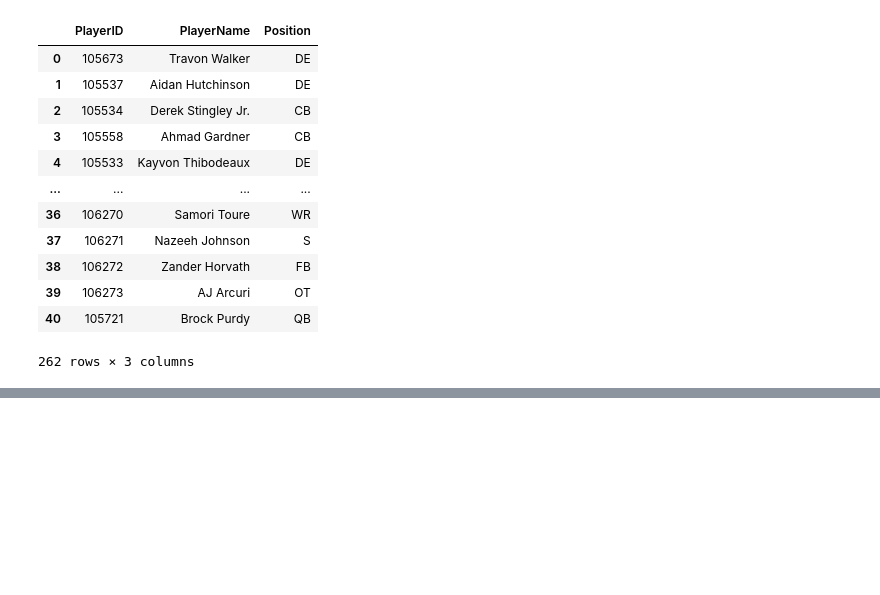
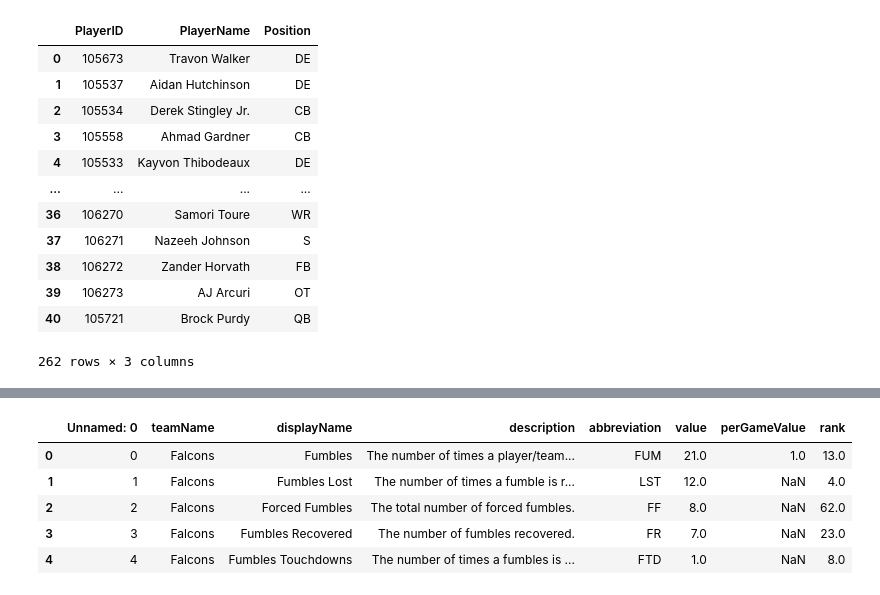
Before and after one commit to okennedyumd/INST414-Project, a Jupyter notebook: NFL_API_DATABASE.ipynb, the cells around one changed output, grey strips where cells are left out. Cells and saved outputs as stored; diff of their text form; code cells hidden in the pictures; blank space fills up the shorter version.

Commit message:
added the full stats list for 2021 and 2022

```diff
--- a/NFL_API_DATABASE.ipynb
+++ b/NFL_API_DATABASE.ipynb
@@ -419,0 +433,2 @@ draft2021.to_csv('.csv')
+# %%
+stats2022_df = pd.read_csv('Full NFL Stats 2022.csv')
@@ -419,0 +444,9 @@ draft2021.to_csv('.csv')
+# %%
+stats2022_df.head()
+# %% [output]
+|  | Unnamed: 0 | teamName | displayName | description | abbreviation | value | perGameValue | rank |
+| 0 | 0 | Falcons | Fumbles | The number of times a player/team... | FUM | 21.0 | 1.0 | 13.0 |
+| 1 | 1 | Falcons | Fumbles Lost | The number of times a fumble is r... | LST | 12.0 | NaN | 4.0 |
+| 2 | 2 | Falcons | Forced Fumbles | The total number of forced fumbles. | FF | 8.0 | NaN | 62.0 |
+| 3 | 3 | Falcons | Fumbles Recovered | The number of fumbles recovered. | FR | 7.0 | NaN | 23.0 |
+| 4 | 4 | Falcons | Fumbles Touchdowns | The number of times a fumbles is ... | FTD | 1.0 | NaN | 8.0 |
```
Also changed, not shown: parts of 8 cells of this notebook, 2 other files.
